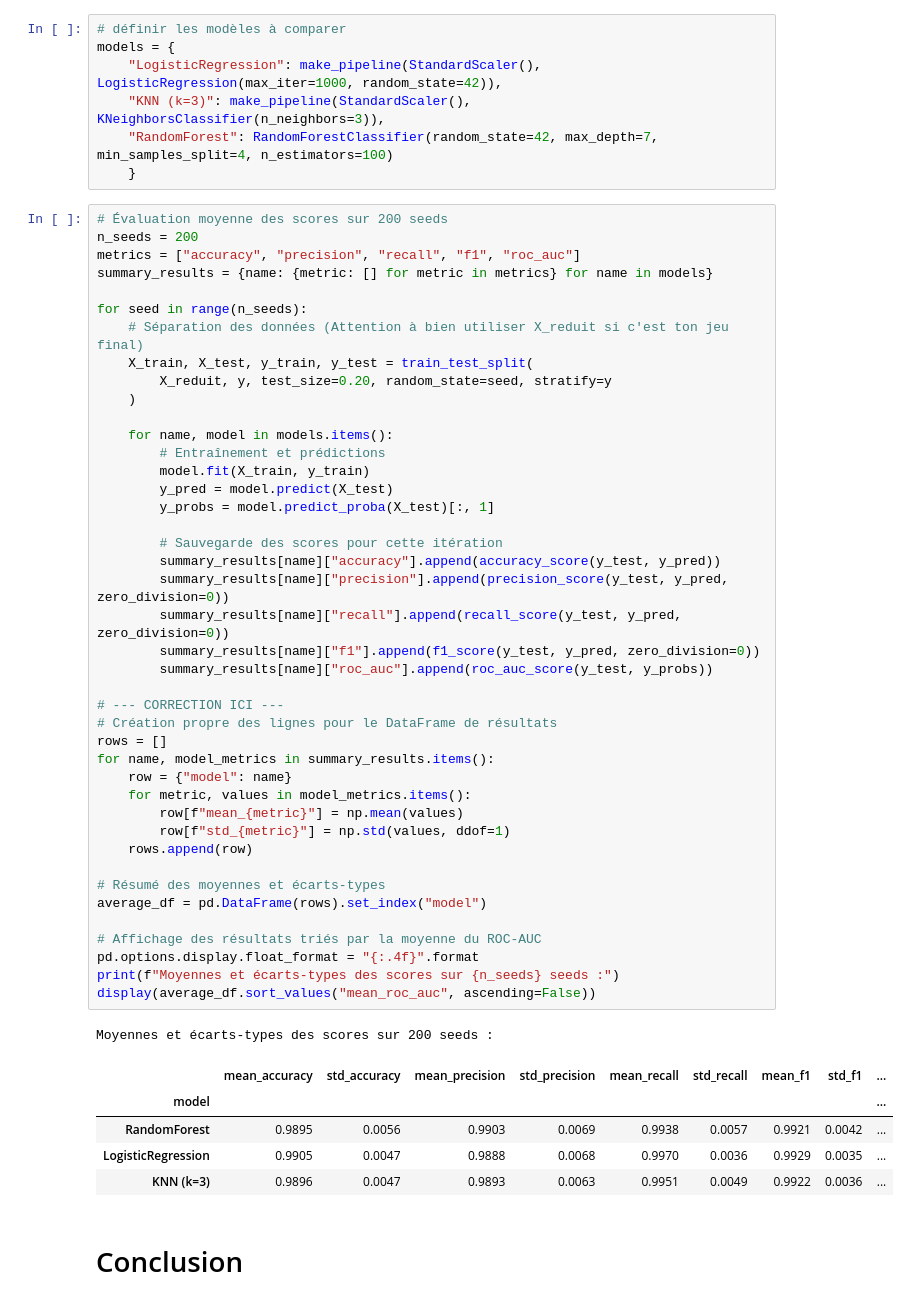
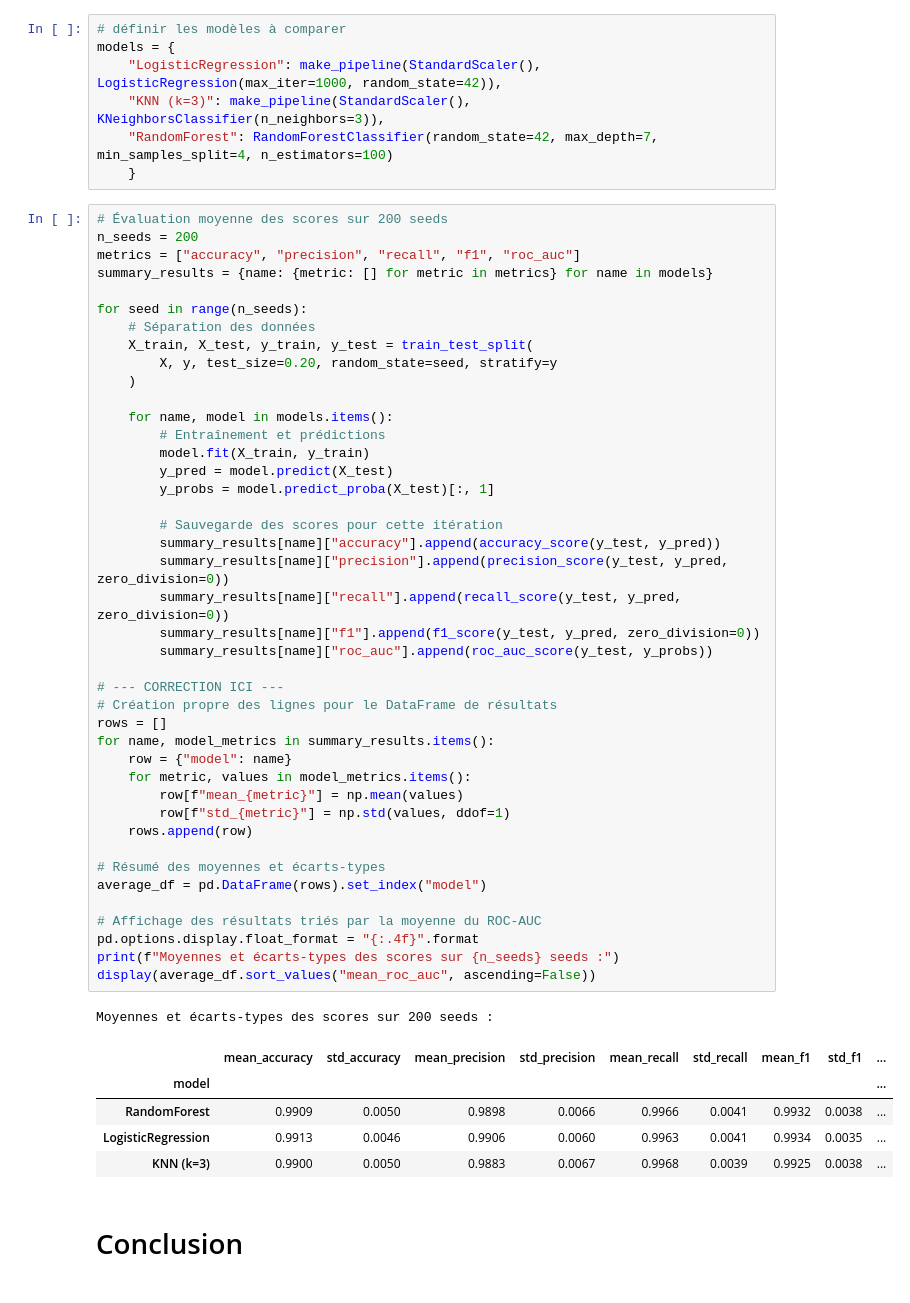
Before and after one commit to ziedbelhocine/Cours-OC, a Jupyter notebook: Data_Analyst/Projet_12/projet_final.ipynb, the cells around one changed output. Cells and saved outputs as stored; diff of their text form.

```diff
--- a/Data_Analyst/Projet_12/projet_final.ipynb
+++ b/Data_Analyst/Projet_12/projet_final.ipynb
@@ -1519,9 +1531,9 @@ metrics = ["accuracy", "precision", "recall", "f1", "roc_auc"]
 summary_results = {name: {metric: [] for metric in metrics} for name in models}
 
 for seed in range(n_seeds):
-    # Séparation des données (Attention à bien utiliser X_reduit si c'est ton jeu final)
+    # Séparation des données
     X_train, X_test, y_train, y_test = train_test_split(
-        X_reduit, y, test_size=0.20, random_state=seed, stratify=y
+        X, y, test_size=0.20, random_state=seed, stratify=y
     )
 
     for name, model in models.items():
@@ -1531,36 +1543,36 @@ for seed in range(n_seeds):
         y_probs = model.predict_proba(X_test)[:, 1]
 
         # Sauvegarde des scores pour cette itération
         summary_results[name]["accuracy"].append(accuracy_score(y_test, y_pred))
         summary_results[name]["precision"].append(precision_score(y_test, y_pred, zero_division=0))
         summary_results[name]["recall"].append(recall_score(y_test, y_pred, zero_division=0))
         summary_results[name]["f1"].append(f1_score(y_test, y_pred, zero_division=0))
         summary_results[name]["roc_auc"].append(roc_auc_score(y_test, y_probs))
 
 # --- CORRECTION ICI ---
 # Création propre des lignes pour le DataFrame de résultats
 rows = []
 for name, model_metrics in summary_results.items():
     row = {"model": name}
     for metric, values in model_metrics.items():
         row[f"mean_{metric}"] = np.mean(values)
         row[f"std_{metric}"] = np.std(values, ddof=1)
     rows.append(row)
 
 # Résumé des moyennes et écarts-types
 average_df = pd.DataFrame(rows).set_index("model")
 
 # Affichage des résultats triés par la moyenne du ROC-AUC
 pd.options.display.float_format = "{:.4f}".format
 print(f"Moyennes et écarts-types des scores sur {n_seeds} seeds :")
 display(average_df.sort_values("mean_roc_auc", ascending=False))
 # %% [output]
 Moyennes et écarts-types des scores sur 200 seeds :
 |  | mean_accuracy | std_accuracy | mean_precision | std_precision | mean_recall | std_recall | mean_f1 | std_f1 | ... |
 | model |  |  |  |  |  |  |  |  | ... |
-| RandomForest | 0.9895 | 0.0056 | 0.9903 | 0.0069 | 0.9938 | 0.0057 | 0.9921 | 0.0042 | ... |
-| LogisticRegression | 0.9905 | 0.0047 | 0.9888 | 0.0068 | 0.9970 | 0.0036 | 0.9929 | 0.0035 | ... |
-| KNN (k=3) | 0.9896 | 0.0047 | 0.9893 | 0.0063 | 0.9951 | 0.0049 | 0.9922 | 0.0036 | ... |
+| RandomForest | 0.9909 | 0.0050 | 0.9898 | 0.0066 | 0.9966 | 0.0041 | 0.9932 | 0.0038 | ... |
+| LogisticRegression | 0.9913 | 0.0046 | 0.9906 | 0.0060 | 0.9963 | 0.0041 | 0.9934 | 0.0035 | ... |
+| KNN (k=3) | 0.9900 | 0.0050 | 0.9883 | 0.0067 | 0.9968 | 0.0039 | 0.9925 | 0.0038 | ... |
 # %% [markdown]
 # Conclusion
 # %% [markdown]
```
Also changed, not shown: parts of 4 cells of this notebook, 28 other files.
